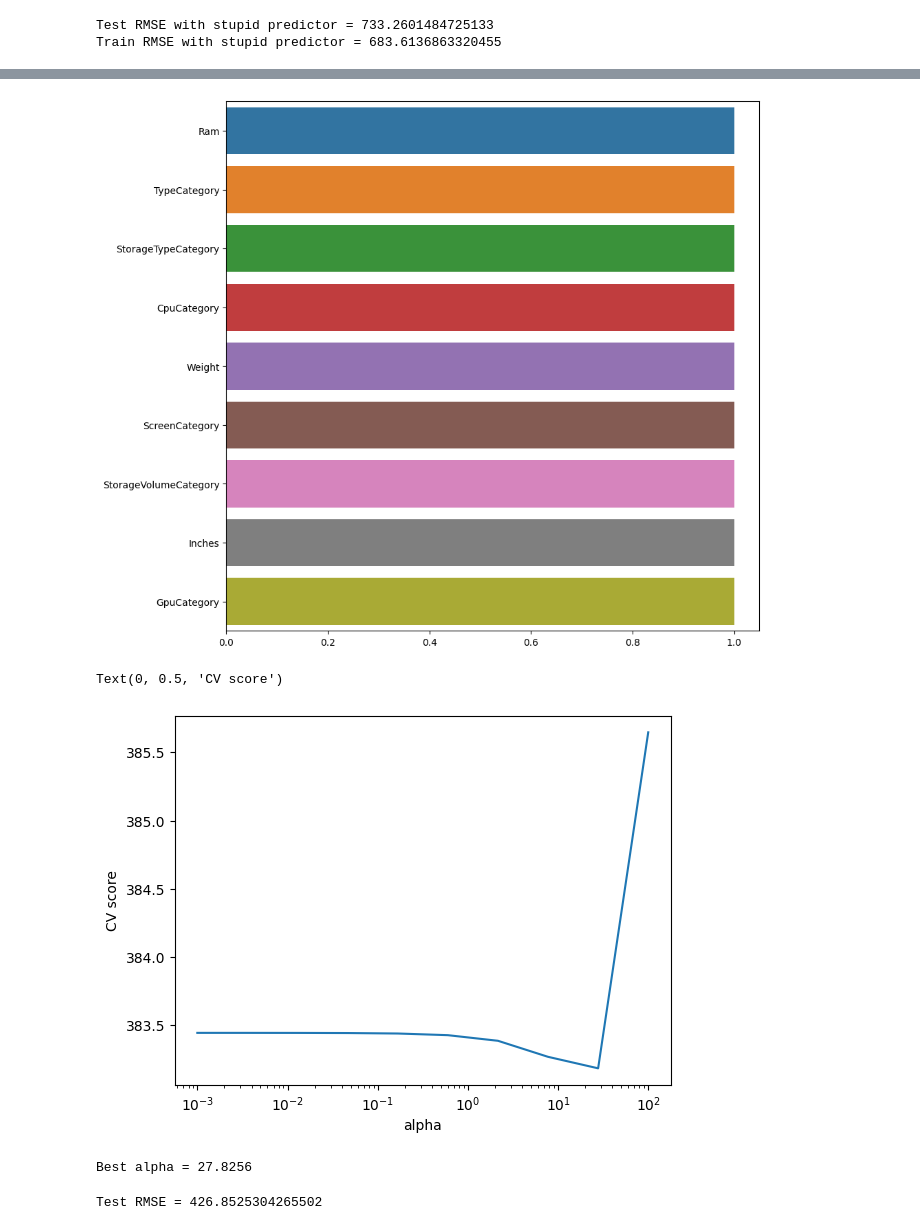
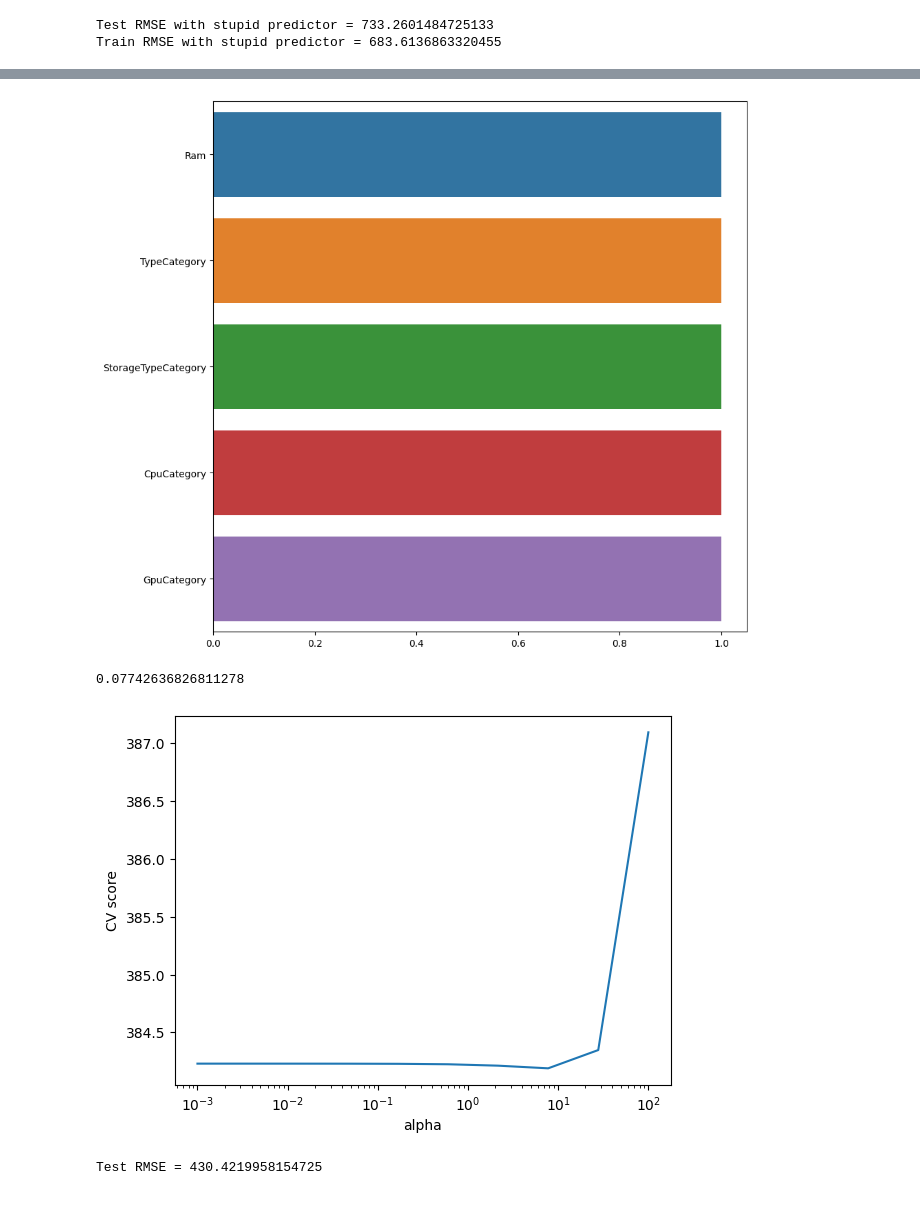
Before and after one commit to paNikitin/ml_course, a Jupyter notebook: ml_task1.ipynb, the cells around one changed output, grey strips where cells are left out. Drawn from its saved outputs; the diff is of its cells as text; code cells hidden in the pictures.

```diff
--- a/ml_task1.ipynb
+++ b/ml_task1.ipynb
@@ -91,3 +91,18 @@ df.tail(10)
 | 1300 | 14.0 | 2 | 1.50 | 229.00 | 0 | 1 | 0 | ... |
 | 1301 | 15.6 | 6 | 2.19 | 764.00 | 2 | 0 | 0 | ... |
 | 1302 | 15.6 | 4 | 2.20 | 369.00 | 0 | 0 | 0 | ... |
+# %%
+#подбор множества признаков (RFE)
+
+from sklearn.linear_model import Ridge
+from sklearn.feature_selection import RFE
+
+X_selection = df.drop(columns=["Price_euros"])
+y_selection = df['Price_euros']
+# отберём с помощью RFE 5 признаков
+rfe = RFE(estimator=Ridge(), n_features_to_select=5)
+rfe = rfe.fit(X_selection, y_selection)
+# выведем эти 5 признаков
+print('Selected features: %s' % list(X_selection.columns[rfe.support_]))
+to_drop = df.drop(columns=list(X_selection.columns[rfe.support_]))
+df = df.drop(columns=to_drop)
@@ -93,0 +111,3 @@ df.tail(10)
+# %%
+df['Price_euros'] = y_selection
+df.head()
@@ -241,39 +268,36 @@ scales = [x[2] for x in sorted_weights]
 sns.barplot(y=features, x=scales, ax=ax)
 plt.show()
 # %% [output]
-[figure, old version]
+[figure, new version]
 # %%
 from sklearn.model_selection import GridSearchCV
 
 alpha_grid = np.logspace(-3, 2, 10)
 searcher = GridSearchCV(Ridge(), [{"alpha": alpha_grid}], scoring="neg_root_mean_squared_error", cv=5)
 searcher.fit(X_train_scaled, y_train)
 
 plt.plot(alpha_grid, -searcher.cv_results_["mean_test_score"])
 plt.xscale("log")
 plt.xlabel("alpha")
 plt.ylabel("CV score")
+alpha = searcher.best_params_["alpha"]/100
+print(alpha)
 # %% [output]
-Text(0, 0.5, 'CV score')
+0.07742636826811278
-[figure, old version]
+[figure, new version]
-# %%
-best_alpha = searcher.best_params_["alpha"]
-print("Best alpha = %.4f" % best_alpha)
-# %% [output]
-Best alpha = 27.8256
 # %%
 from sklearn.pipeline import Pipeline
 
 simple_pipeline = Pipeline([
     ('scaling', StandardScaler()),
-    ('regression', Ridge(best_alpha))
+    ('regression', Ridge(alpha))
 ])
 
 model = simple_pipeline.fit(X_train[numeric_features], y_train)
 y_pred = model.predict(X_test[numeric_features])
 print("Test RMSE =", mean_squared_error(y_test, y_pred, squared=False))
 # %% [output]
-Test RMSE = 426.8525304265502
+Test RMSE = 430.4219958154725
 # %%
 #реализация градиентного спуска
 # %%
```
Also changed, not shown: parts of 36 cells of this notebook.
